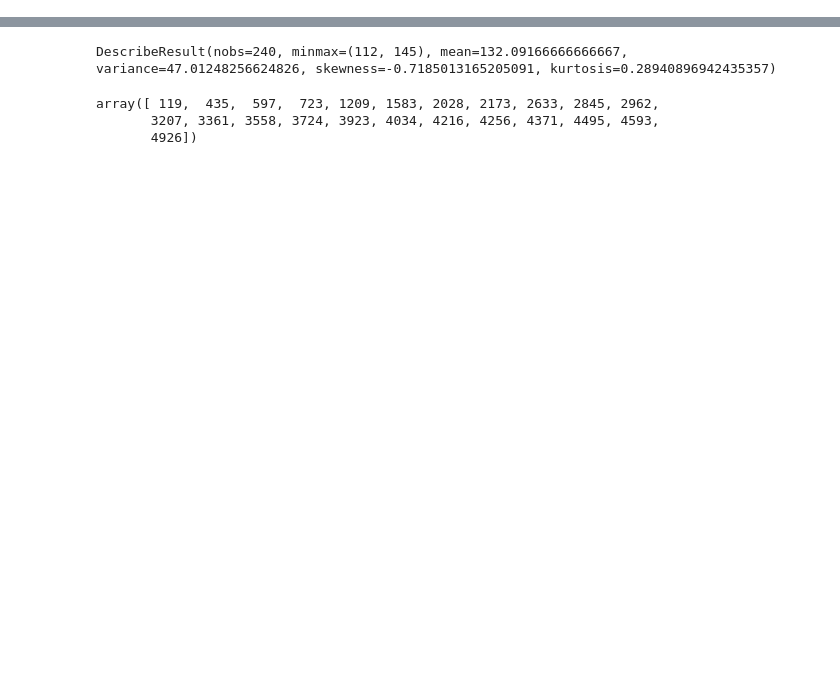
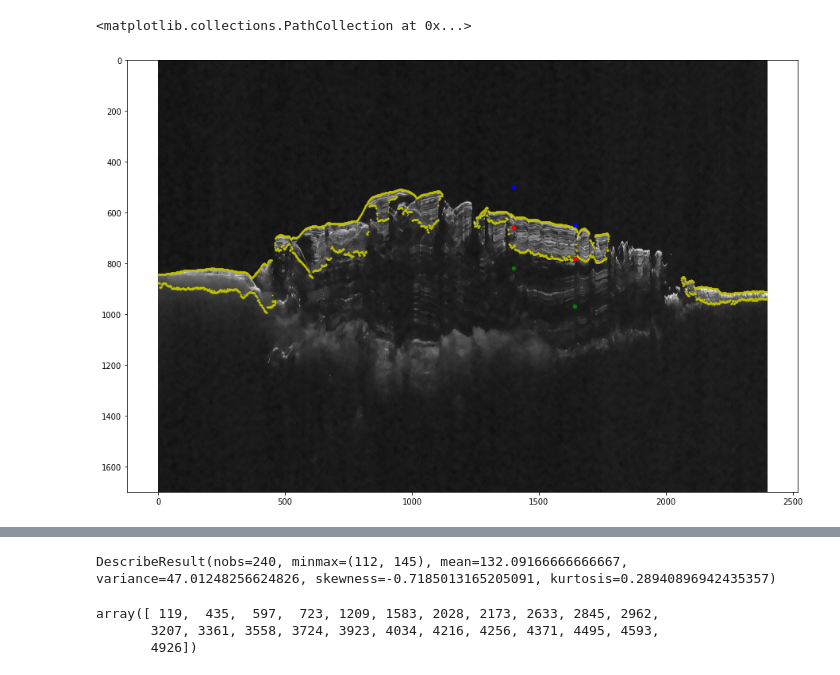
Before and after one commit to GiuliaLovati/Tesy, a Jupyter notebook: TimeSeriesAnalysis.ipynb, the cells around one changed output, grey strips where cells are left out. Drawn from its saved outputs; the diff is of its cells as text; code cells hidden in the pictures; blank space fills up the shorter version.

```diff
--- a/TimeSeriesAnalysis.ipynb
+++ b/TimeSeriesAnalysis.ipynb
@@ -86,0 +103,18 @@ Canvas(toolbar=Toolbar(toolitems=[('Home', 'Reset original view', 'home', 'home'
+# %%
+figure(figsize=(20,10))
+imshow(im)
+
+plt.scatter(upy,upx, c='y', s=1)
+plt.scatter(loy,lox, c='y', s=1)
+
+plt.scatter(start, dstart, c='g', s=20)
+plt.scatter(end, dend, c='g', s=20)
+
+plt.scatter(start, astart, c='r', s=20)
+plt.scatter(end, aend, c='r', s=20)
+
+plt.scatter(start, nstart, c='b', s=20)
+plt.scatter(end, nend, c='b', s=20)
+# %% [output]
+<matplotlib.collections.PathCollection at 0x...>
+[figure, added]
```
Also changed, not shown: parts of 20 cells of this notebook.
